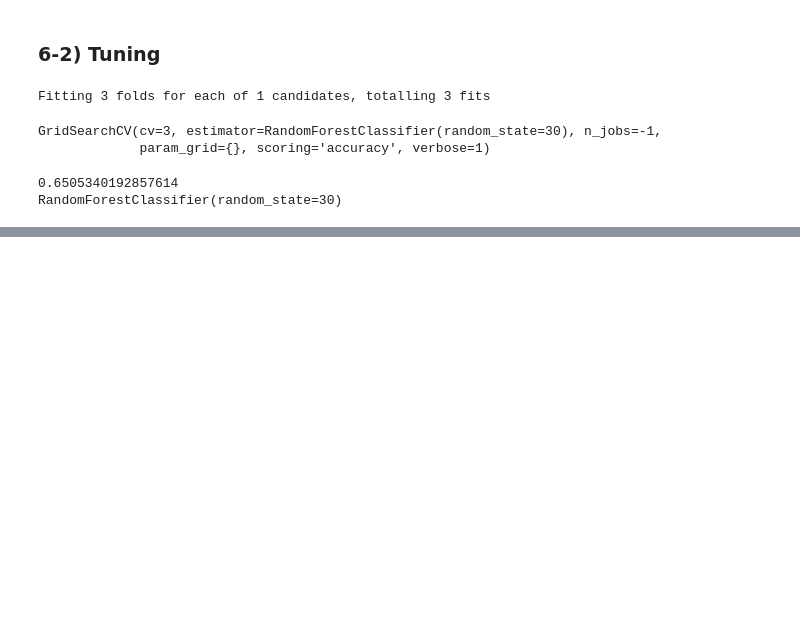
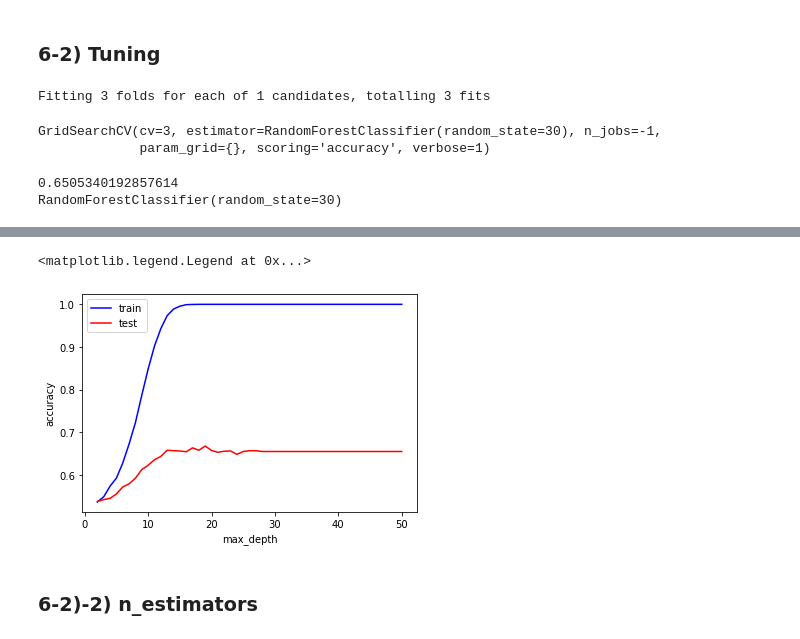
Before and after one commit to Park-Young-Bin/Python_Projects, a Jupyter notebook: 데이콘/[데이콘] 와인 품질 분류 (copy).ipynb, the cells around one changed output, grey strips where cells are left out. Drawn from its saved outputs; the diff is of its cells as text; code cells hidden in the pictures; blank space fills up the shorter version.

```diff
--- a/데이콘/[데이콘] 와인 품질 분류 (copy).ipynb
+++ b/데이콘/[데이콘] 와인 품질 분류 (copy).ipynb
@@ -576,0 +577,22 @@ RandomForestClassifier(random_state=30)
+# %%
+lst_max_depth = range(2, 51)
+log_max_depth = []
+
+for hp in lst_max_depth:
+    rf_clf_tun = RandomForestClassifier(max_depth=hp, random_state=30)
+
+    rf_clf_tun.fit(X_fit, y_fit)
+    pred_fit = rf_clf_tun.predict(X_fit) # 훈련 데이터의 예측 데이터
+    pred_val = rf_clf_tun.predict(X_val) # 평가 데이터의 예측 데이터
+
+    score_fit = accuracy_score(y_fit, pred_fit) # 훈련 데이터 점수
+    score_val = accuracy_score(y_val, pred_val) # 평가 데이터 점수
+
+    print(f"max_depth = {hp}, score(train) = {score_fit:.5f}, score(test) = {score_val:.5f}, score(mean) = {(score_fit + score_val) / 2:.5f}")
+    log_max_depth.append({
+        "max_depth" : hp,
+        "train" : score_fit,
+        "test" : score_val
+    })
+
+df_log = pd.DataFrame(log_max_depth)
@@ -576,0 +617,11 @@ RandomForestClassifier(random_state=30)
+# %%
+plt.plot(df_log["max_depth"], df_log["train"], label="train", color='b')
+plt.plot(df_log["max_depth"], df_log["test"], label="test", color='r')
+plt.xlabel('max_depth')
+plt.ylabel('accuracy')
+plt.legend()
+# %% [output]
+<matplotlib.legend.Legend at 0x...>
+[figure, added]
+# %% [markdown]
+### 6-2)-2) n_estimators
```
Also changed, not shown: parts of 8 cells of this notebook.
